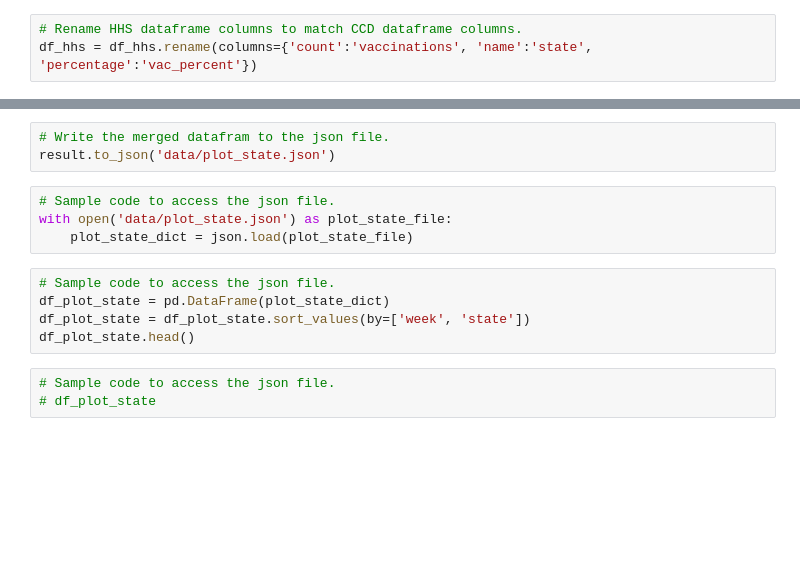
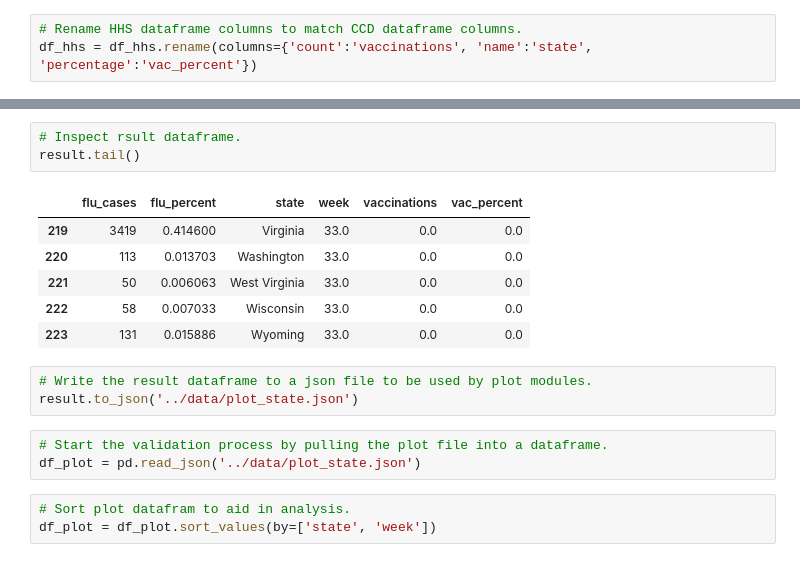
Before and after one commit to zhan656/Analyticus, a Jupyter notebook: jupyter/merge_plot_state_data.ipynb, the cells around one changed output, grey strips where cells are left out. Drawn from its saved outputs; the diff is of its cells as text; blank space fills up the shorter version.

```diff
--- a/jupyter/merge_plot_state_data.ipynb
+++ b/jupyter/merge_plot_state_data.ipynb
@@ -86,15 +143,19 @@ result.fillna(0, inplace=True)
+# %%
+# Inspect rsult dataframe.
+result.tail()
+# %% [output]
+|  | flu_cases | flu_percent | state | week | vaccinations | vac_percent |
+| 219 | 3419 | 0.414600 | Virginia | 33.0 | 0.0 | 0.0 |
+| 220 | 113 | 0.013703 | Washington | 33.0 | 0.0 | 0.0 |
+| 221 | 50 | 0.006063 | West Virginia | 33.0 | 0.0 | 0.0 |
+| 222 | 58 | 0.007033 | Wisconsin | 33.0 | 0.0 | 0.0 |
+| 223 | 131 | 0.015886 | Wyoming | 33.0 | 0.0 | 0.0 |
 # %%
-# Write the merged datafram to the json file.
-result.to_json('data/plot_state.json')
+# Write the result dataframe to a json file to be used by plot modules.
+result.to_json('../data/plot_state.json')
-# %%
-# Sample code to access the json file.
-with open('data/plot_state.json') as plot_state_file:
-    plot_state_dict = json.load(plot_state_file)
-# %%
-# Sample code to access the json file.
-df_plot_state = pd.DataFrame(plot_state_dict)
-df_plot_state = df_plot_state.sort_values(by=['week', 'state'])
-df_plot_state.head()
-# %%
-# Sample code to access the json file.
-# df_plot_state
+# %%
+# Start the validation process by pulling the plot file into a dataframe.
+df_plot = pd.read_json('../data/plot_state.json')
+# %%
+# Sort plot datafram to aid in analysis.
+df_plot = df_plot.sort_values(by=['state', 'week'])
```
Also changed, not shown: parts of 29 cells of this notebook, 4 other files.
